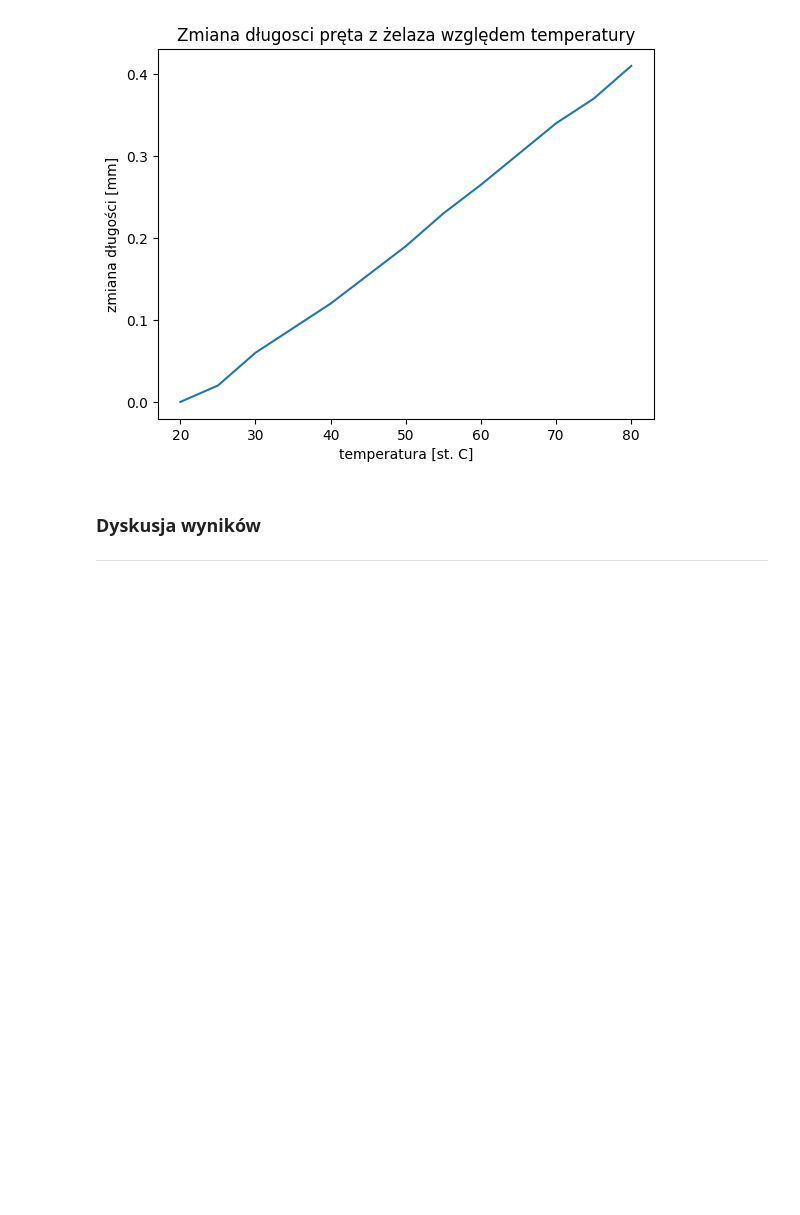
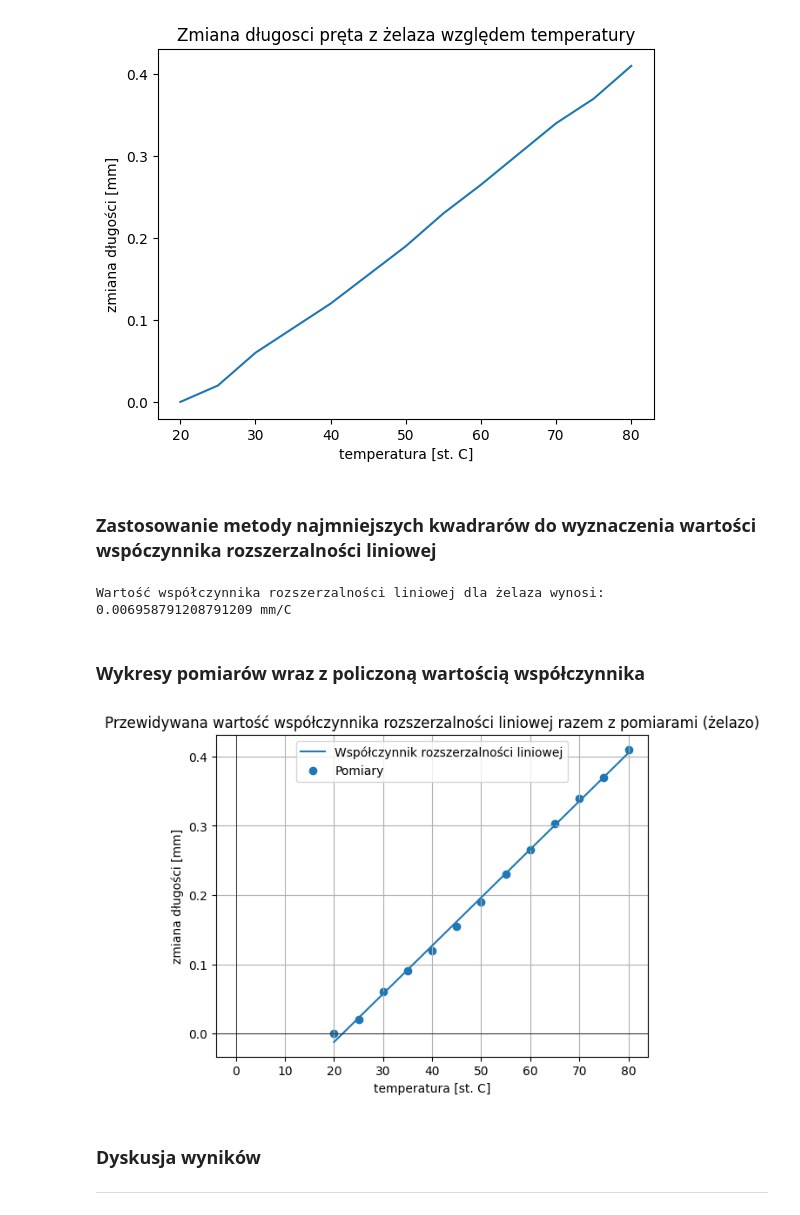
Before and after one commit to mateusz-lisowski/fiz-labs, a Jupyter notebook: lab2/raport.ipynb, the cells around one changed output. Saved outputs shown, nothing was run; the diff lists cells and outputs as text; code cells hidden in the pictures; blank space fills up the shorter version.

```diff
--- a/lab2/raport.ipynb
+++ b/lab2/raport.ipynb
@@ -86,6 +165,27 @@ df2 = get_data_frame('data2.csv')
 plot_from_df('Zmiana długosci pręta z żelaza względem temperatury', df2)
 # %% [output]
 [figure]
+# %% [markdown]
+### Zastosowanie metody najmniejszych kwadrarów do wyznaczenia wartości wspóczynnika rozszerzalności liniowej
+# %%
+# Policzenie wartość współczynnika rozszerzalności liniowej
+a2, b2 = caclulate_alpha(df2)
+
+print(f"Wartość współczynnika rozszerzalności liniowej dla żelaza wynosi: {a} mm/C")
+# %% [output]
+Wartość współczynnika rozszerzalności liniowej dla żelaza wynosi: 0.006958791208791209 mm/C
+# %% [markdown]
+### Wykresy pomiarów wraz z policzoną wartością współczynnika
+# %%
+# Wyświetlenie wykresu
+plot_alpha_with_df(
+    a=a2,
+    b=b2,
+    df=df2,
+    title='Przewidywana wartość współczynnika rozszerzalności liniowej razem z pomiarami (żelazo)'
+)
+# %% [output]
+[figure, added]
 # %% [markdown]
 ### Dyskusja wyników
 
```
Also changed, not shown: parts of 8 cells of this notebook.
